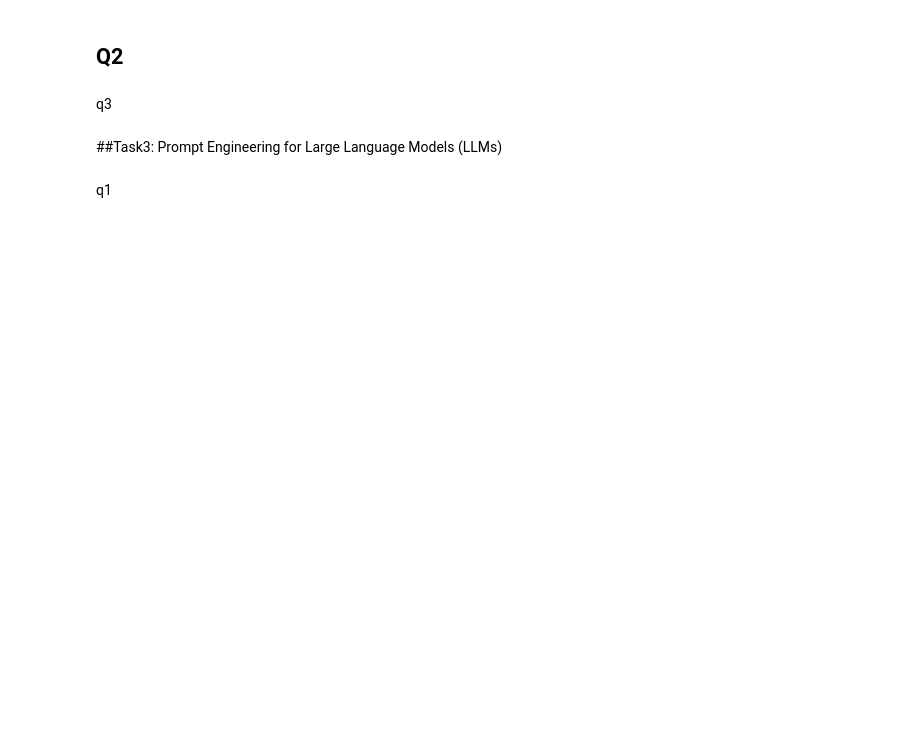
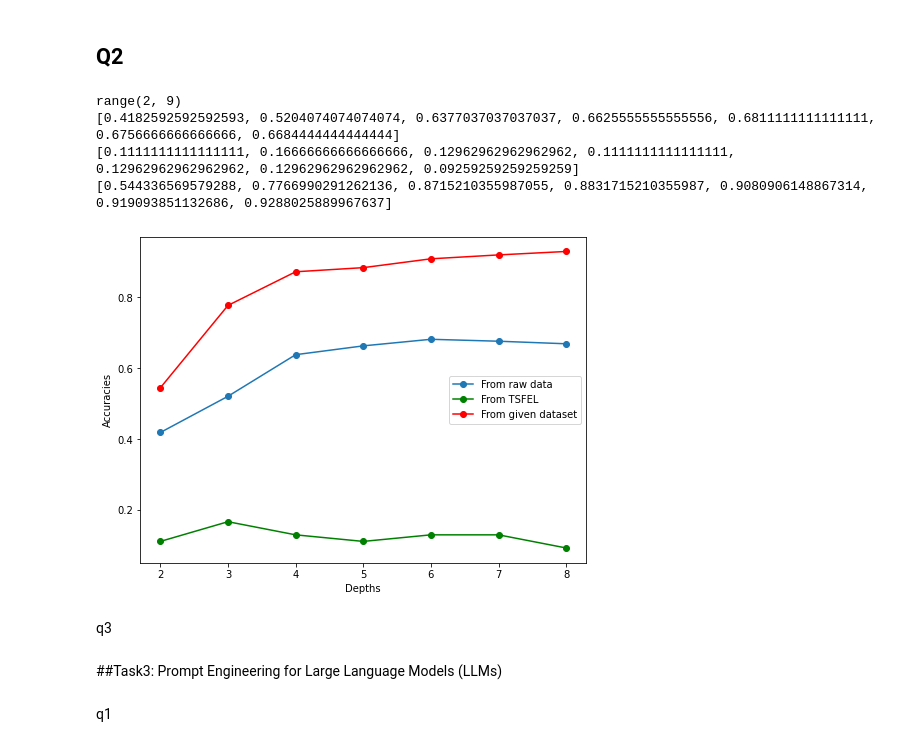
Before and after one commit to RuddhiPS/MachineLearning_Regressors, a Jupyter notebook: Assignment1(HAR_And_DecisionTree)/HAR/Tasks_1_2_3.ipynb, the cells around one changed output. Drawn from its saved outputs; the diff is of its cells as text; code cells hidden in the pictures; blank space fills up the shorter version.

```diff
--- a/Assignment1(HAR_And_DecisionTree)/HAR/Tasks_1_2_3.ipynb
+++ b/Assignment1(HAR_And_DecisionTree)/HAR/Tasks_1_2_3.ipynb
@@ -645,37 +724,43 @@ for d in depth_list:
     dtc2=DecisionTreeClassifier(max_depth=d,random_state=42)
     dtc3=DecisionTreeClassifier(max_depth=d,random_state=42)
 
-    dtc1.fit(X_train_flat,y_train)
-    y_pred_for_1=dtc1.predict(X_test_flat)
-    acc_1=accuracy_score(y_test,y_pred_for_1)
+    dtc1.fit(X_train_for_dt,y_train_for_dt)
+    y_pred_for_1=dtc1.predict(X_test_for_dt)
+    acc_1=accuracy_score(y_test_for_dt,y_pred_for_1)
 
     dtc2.fit(X_train_tsfel, y_train_tsfel)
     y_pred_for_2=dtc2.predict(X_test_tsfel)
     acc_2=accuracy_score(y_test_tsfel,y_pred_for_2)
 
     dtc3.fit(X_dataset_train, y_dataset_train)
     y_pred_for_3=dtc3.predict(X_dataset_test)
     acc_3=accuracy_score(y_dataset_test,y_pred_for_3)
 
     accuracy_list1.append(acc_1)
     accuracy_list2.append(acc_2)
     accuracy_list3.append(acc_3)
 
 print(depth_list)
 print(accuracy_list1)
 print(accuracy_list2)
 print(accuracy_list3)
 
 plt.figure(figsize=(8,6))
 
 plt.plot(depth_list,accuracy_list1,marker="o",label="From raw data")
 plt.plot(depth_list,accuracy_list2,marker="o",color="Green",label="From TSFEL")
 plt.plot(depth_list,accuracy_list3,marker="o",color="Red",label="From given dataset")
 
 plt.xlabel("Depths")
 plt.ylabel("Accuracies")
 plt.legend()
 plt.show()
+# %% [output]
+range(2, 9)
+[0.4182592592592593, 0.5204074074074074, 0.6377037037037037, 0.6625555555555556, 0.6811111111111111, 0.6756666666666666, 0.6684444444444444]
+[0.1111111111111111, 0.16666666666666666, 0.12962962962962962, 0.1111111111111111, 0.12962962962962962, 0.12962962962962962, 0.09259259259259259]
+[0.544336569579288, 0.7766990291262136, 0.8715210355987055, 0.8831715210355987, 0.9080906148867314, 0.919093851132686, 0.9288025889967637]
+[figure, added]
 # %% [markdown]
 q3
 # %% [markdown]
```
Also changed, not shown: parts of 21 cells of this notebook.
